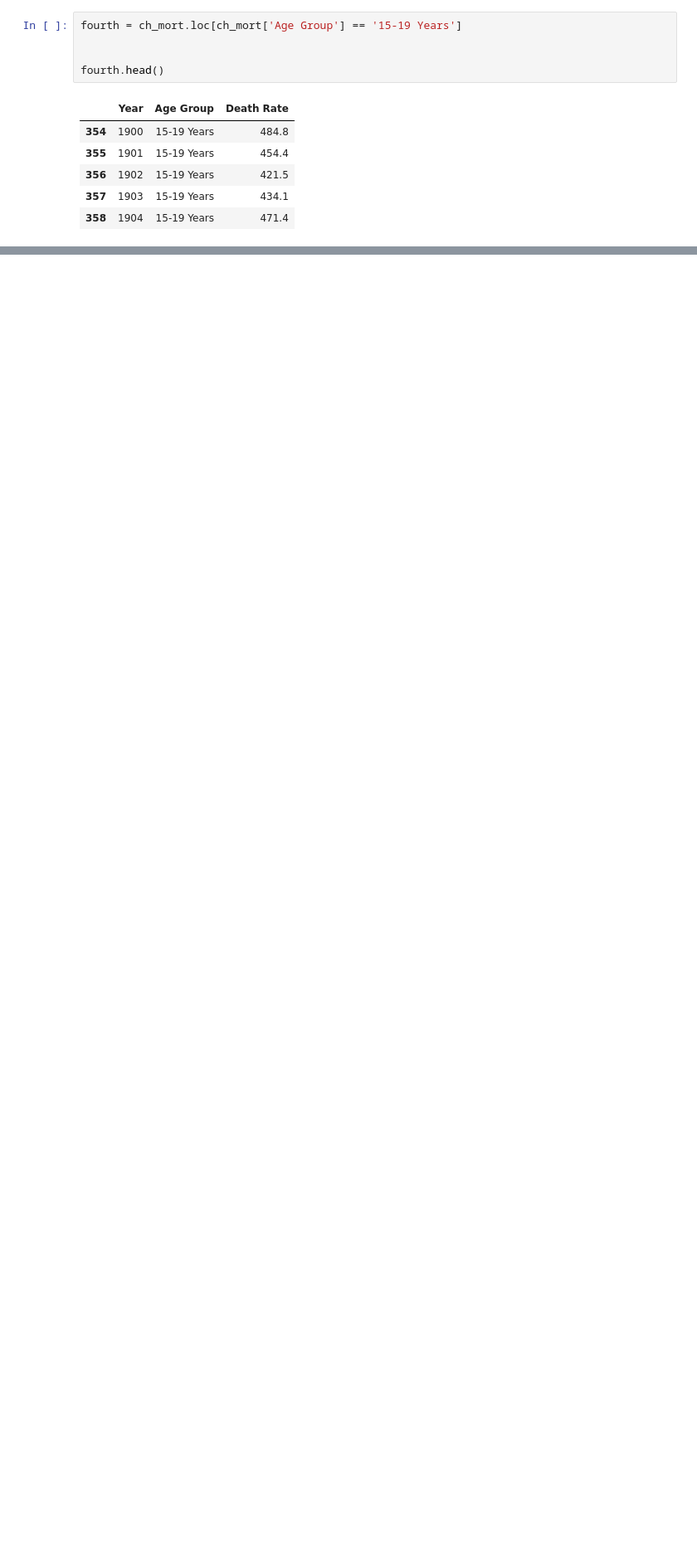
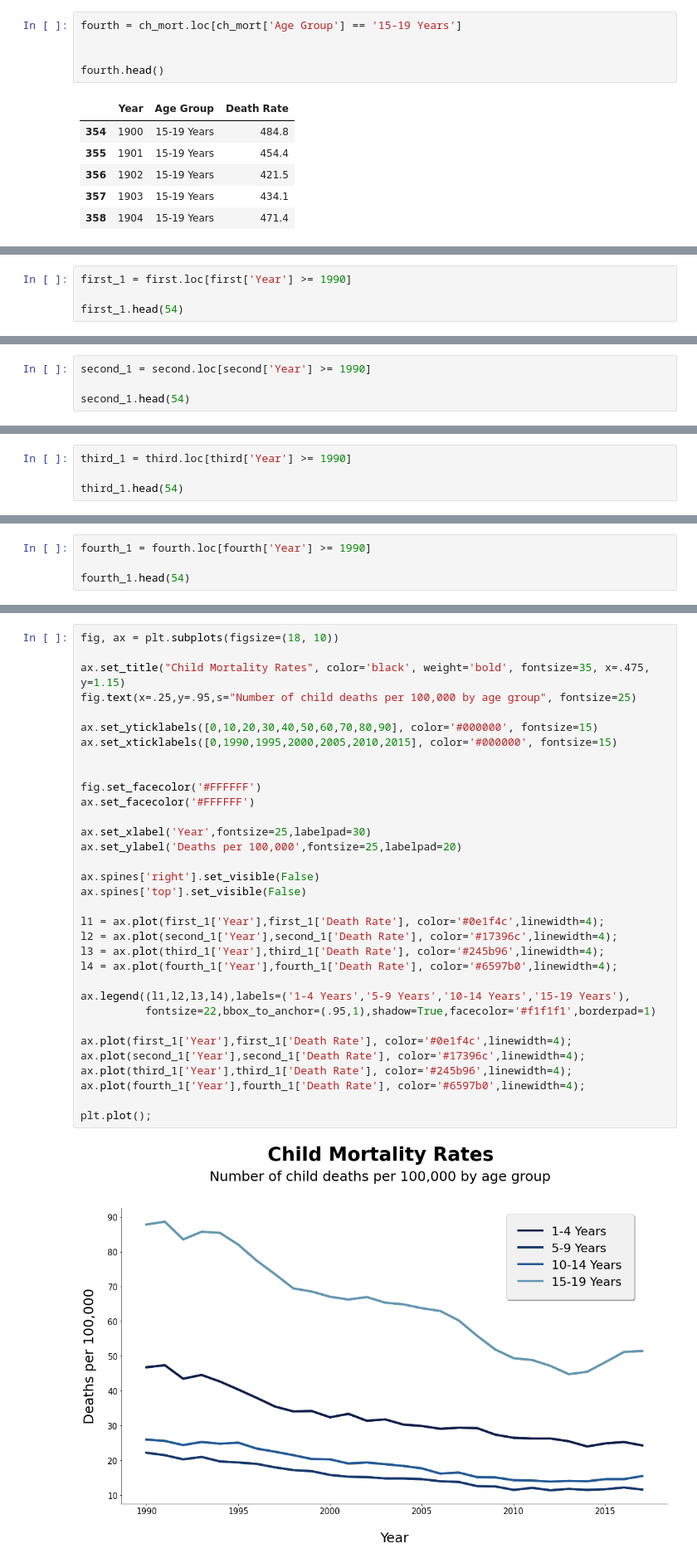
Before and after one commit to KristineYW/DS15-Unit-1-Build, a Jupyter notebook: Build_Week_1_Vis_2_CM.ipynb, the cells around one changed output, grey strips where cells are left out. Shown at 83% size. Cells and saved outputs as stored; diff of their text form; blank space fills up the shorter version.

```diff
--- a/Build_Week_1_Vis_2_CM.ipynb
+++ b/Build_Week_1_Vis_2_CM.ipynb
@@ -142,3 +142,7 @@ ax.plot(fourth['Year'],fourth['Death Rate'], color='#6597b0',linewidth=3);
 plt.plot();
 # %% [output]
 [figure]
+# %%
+first_1 = first.loc[first['Year'] >= 1990]
+
+first_1.head(54)
@@ -144,0 +167,4 @@ plt.plot();
+# %%
+second_1 = second.loc[second['Year'] >= 1990]
+
+second_1.head(54)
@@ -144,0 +189,4 @@ plt.plot();
+# %%
+third_1 = third.loc[third['Year'] >= 1990]
+
+third_1.head(54)
@@ -144,0 +211,4 @@ plt.plot();
+# %%
+fourth_1 = fourth.loc[fourth['Year'] >= 1990]
+
+fourth_1.head(54)
@@ -144,0 +233,35 @@ plt.plot();
+# %%
+fig, ax = plt.subplots(figsize=(18, 10))
+
+ax.set_title("Child Mortality Rates", color='black', weight='bold', fontsize=35, x=.475, y=1.15)
+fig.text(x=.25,y=.95,s="Number of child deaths per 100,000 by age group", fontsize=25)
+
+ax.set_yticklabels([0,10,20,30,40,50,60,70,80,90], color='#000000', fontsize=15)
+ax.set_xticklabels([0,1990,1995,2000,2005,2010,2015], color='#000000', fontsize=15)
+
+
+fig.set_facecolor('#FFFFFF')
+ax.set_facecolor('#FFFFFF')
+
+ax.set_xlabel('Year',fontsize=25,labelpad=30)
+ax.set_ylabel('Deaths per 100,000',fontsize=25,labelpad=20)
+
+ax.spines['right'].set_visible(False)
+ax.spines['top'].set_visible(False)
+
+l1 = ax.plot(first_1['Year'],first_1['Death Rate'], color='#0e1f4c',linewidth=4);
+l2 = ax.plot(second_1['Year'],second_1['Death Rate'], color='#17396c',linewidth=4);
+l3 = ax.plot(third_1['Year'],third_1['Death Rate'], color='#245b96',linewidth=4);
+l4 = ax.plot(fourth_1['Year'],fourth_1['Death Rate'], color='#6597b0',linewidth=4);
+
+ax.legend((l1,l2,l3,l4),labels=('1-4 Years','5-9 Years','10-14 Years','15-19 Years'),
+          fontsize=22,bbox_to_anchor=(.95,1),shadow=True,facecolor='#f1f1f1',borderpad=1)
+
+ax.plot(first_1['Year'],first_1['Death Rate'], color='#0e1f4c',linewidth=4);
+ax.plot(second_1['Year'],second_1['Death Rate'], color='#17396c',linewidth=4);
+ax.plot(third_1['Year'],third_1['Death Rate'], color='#245b96',linewidth=4);
+ax.plot(fourth_1['Year'],fourth_1['Death Rate'], color='#6597b0',linewidth=4);
+
+plt.plot();
+# %% [output]
+[figure, added]
```
Also changed, not shown: parts of 4 cells of this notebook.
